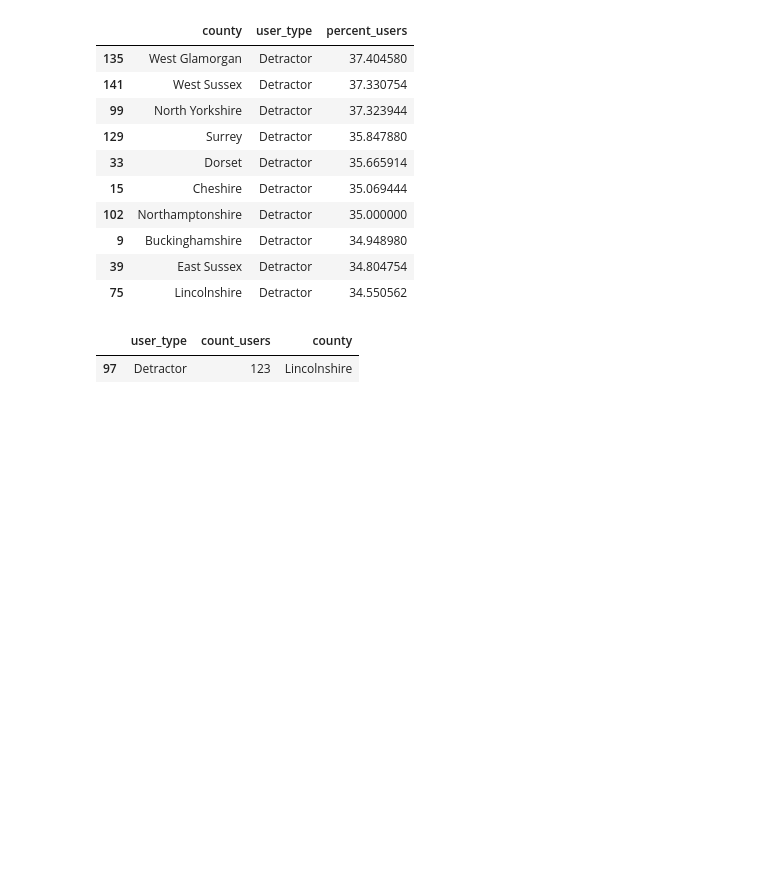
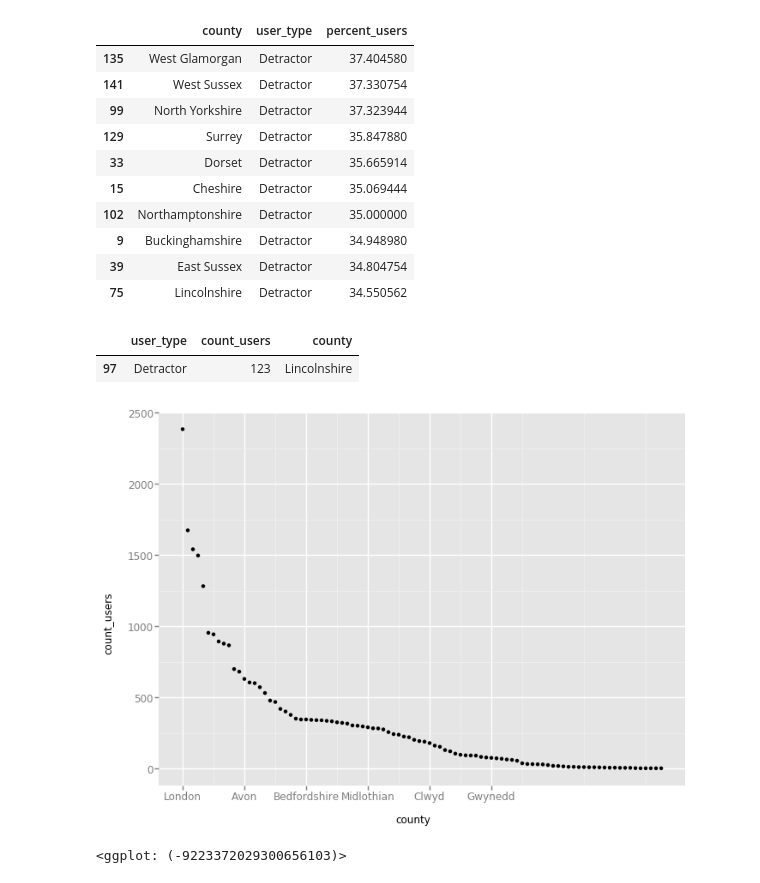
Before and after one commit to giacman/mybuilder_tech-task, a Jupyter notebook: tech_task.ipynb, the cells around one changed output. Saved outputs shown, nothing was run; the diff lists cells and outputs as text; code cells hidden in the pictures; blank space fills up the shorter version.

```diff
--- a/tech_task.ipynb
+++ b/tech_task.ipynb
@@ -305,0 +311,43 @@ query_3 = """
+# %%
+query_3 = """
+ WITH latest_users_survey AS (
+	SELECT customer_happiness_questions_id
+		FROM (
+		SELECT customer_happiness_questions_id,
+		ROW_NUMBER() OVER (PARTITION BY user_id ORDER BY last_interest_expressed_at DESC) AS rn
+		FROM tradesmen_last_interest
+		) t
+		WHERE rn = 1
+		)
+	SELECT
+	CASE
+		WHEN chq.rating < 7 THEN 'Detractor'
+		WHEN chq.rating > 8 THEN 'Promoter'
+		ELSE 'Passive'
+	END as user_type,
+ 	chq.user_id,
+ 	tl.county,
+    tt.name as trade
+ 	FROM customer_happiness_questions chq
+ 	JOIN latest_users_survey lus ON chq.id = lus.customer_happiness_questions_id
+ 	JOIN tradesman_locations tl ON tl.user_id = chq.user_id
+ 	JOIN (
+ 		SELECT *
+		FROM tradesmen_trades
+		WHERE pref_rank = 1
+ 		)tt ON tl.user_id = tt.user_id -- using only top ranked trade for simplicity
+ ;
+"""
+# %%
+data_3 = sqlio.read_sql_query(query_3, conn)
+# %%
+county_size = data_3.groupby(['county']).size().reset_index(name='count_users')
+# %%
+county_size = county_size.sort_values(by = ['count_users'], ascending=False)
+# %%
+ggplot(aes(x = "county", y = "count_users"),data = county_size)+\
+        geom_point()+\
+        scale_x_continuous(breaks = (0,12,24,36,48,60))
+# %% [output]
+[figure, added]
+<ggplot: (-9223372029300656103)>
```
Also changed, not shown: parts of 21 cells of this notebook.
